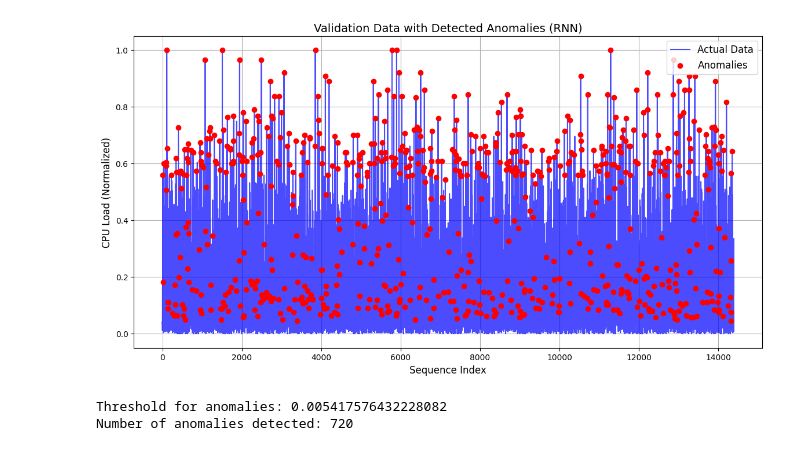
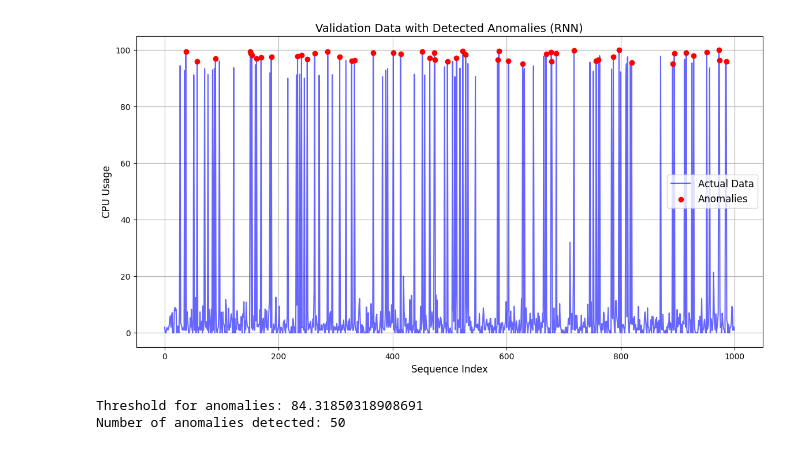
Before and after one commit to Vishwa2684/IS, a Jupyter notebook: nn/nn.ipynb, the cells around one changed output. Drawn from its saved outputs; the diff is of its cells as text; code cells hidden in the pictures.

```diff
--- a/nn/nn.ipynb
+++ b/nn/nn.ipynb
@@ -101,0 +148,10 @@ Epoch [10/10], Loss: 0.0001
+# %%
+mem_usage = df['memory_usage'].values
+mem_sequences = create_sequences(mem_usage, SEQ_LENGTH)
+# %%
+# Split into train and test sets
+train_mem, test_mem = train_test_split(mem_sequences, test_size=0.2, random_state=42)
+
+# Convert data to PyTorch tensors
+train_mem = torch.FloatTensor(train_mem)
+test_mem = torch.FloatTensor(test_mem)
@@ -101,0 +260,8 @@ Epoch [10/10], Loss: 0.0001
+# %%
+cpu_usage = df['cpu_usage'].values
+cpu_usage_sequences = create_sequences(cpu_usage, SEQ_LENGTH)
+# %%
+train_cpuu,test_cpuu = train_test_split(cpu_usage_sequences,test_size=0.2,random_state=42)
+
+train_cpuu = torch.FloatTensor(train_cpuu)
+test_cpuu = torch.FloatTensor(test_cpuu)
@@ -102,57 +319,50 @@ Epoch [10/10], Loss: 0.0001
 # %%
 import matplotlib.pyplot as plt
+import torch
 
 # Evaluate the model and detect anomalies
-model = torch.load('./rnn_cpu_load.pth')
+model = torch.load('./rnn_cpu_usaget.pth')
 model.eval()
 
-test_inputs = test_data[:, :-1].unsqueeze(-1)  # Input sequences
-test_targets = test_data[:, -1].unsqueeze(-1)  # True values for the last step
+test_inputs = test_cpuu[1000:2000, :-1].unsqueeze(-1)  # Input sequences
+test_targets = test_cpuu[1000:2000, -1].unsqueeze(-1)  # True values for the last step
 
-# Predictions
 with torch.no_grad():
     predictions = model(test_inputs)
 
 # Compute reconstruction error
 reconstruction_error = torch.abs(predictions - test_targets).numpy()
 
-# Set a threshold for anomalies (e.g., 95th percentile of reconstruction error)
+# Set a threshold for anomalies
 threshold = np.percentile(reconstruction_error, 95)
 anomalies = reconstruction_error > threshold
 
 # Convert data to numpy for plotting
 test_indices = np.arange(len(test_targets))
 test_targets_np = test_targets.numpy().flatten()
 predictions_np = predictions.numpy().flatten()
 
 # Identify anomalies for plotting
 anomaly_indices = test_indices[anomalies.flatten()]
 anomaly_values = test_targets_np[anomalies.flatten()]
 
-# Plot test data, predictions, and anomalies
+
 plt.figure(figsize=(14, 7))
-
 # Plot actual data
-plt.plot(test_indices, test_targets_np, label="Actual Data", color="blue", alpha=0.7)
-
-# Plot predictions
-# plt.plot(test_indices, predictions_np, label="Predictions", color="green", linestyle="--", alpha=0.7)
-
+plt.plot(test_indices, test_targets_np, label="Actual Data", color="blue", alpha=0.6)
 # Highlight anomalies
 plt.scatter(anomaly_indices, anomaly_values, color="red", label="Anomalies", zorder=3)
-
-# Add labels, title, and legend
 plt.title("Validation Data with Detected Anomalies (RNN)", fontsize=14)
 plt.xlabel("Sequence Index", fontsize=12)
-plt.ylabel("CPU Load (Normalized)", fontsize=12)
+plt.ylabel("CPU Usage", fontsize=12)
 plt.legend(fontsize=12)
 plt.grid(True)
 plt.show()
 
 # Additional information
 print(f"Threshold for anomalies: {threshold}")
 print(f"Number of anomalies detected: {np.sum(anomalies)}")
 # %% [output]
-[figure, old version]
+[figure, new version]
-Threshold for anomalies: 0.005417576432228082
-Number of anomalies detected: 720
+Threshold for anomalies: 84.31850318908691
+Number of anomalies detected: 50
```
Also changed, not shown: parts of 10 cells of this notebook, 6 other files.
